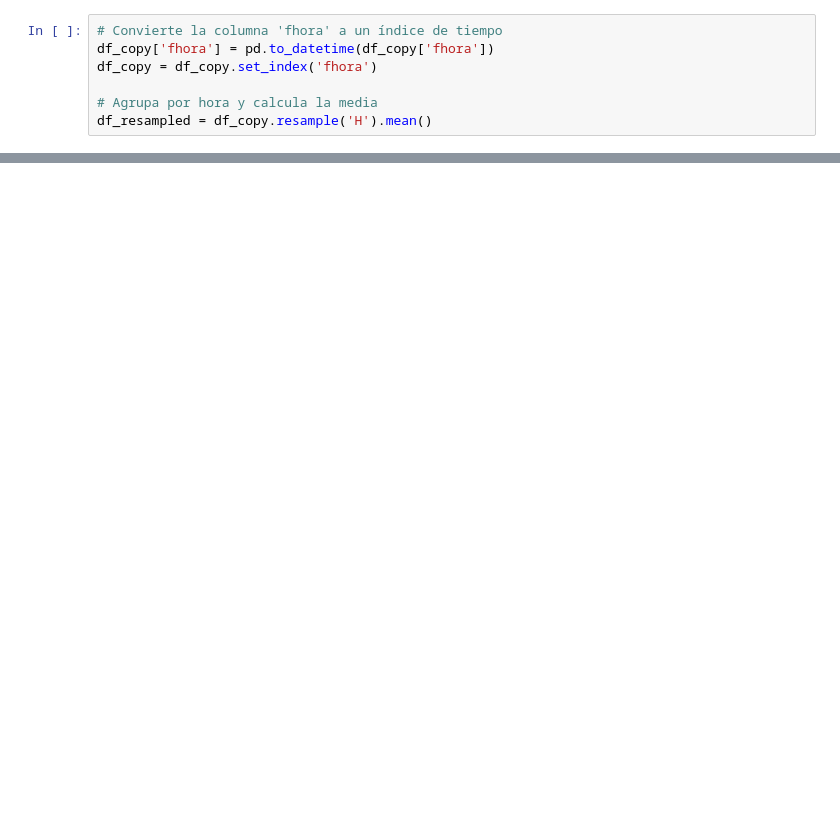
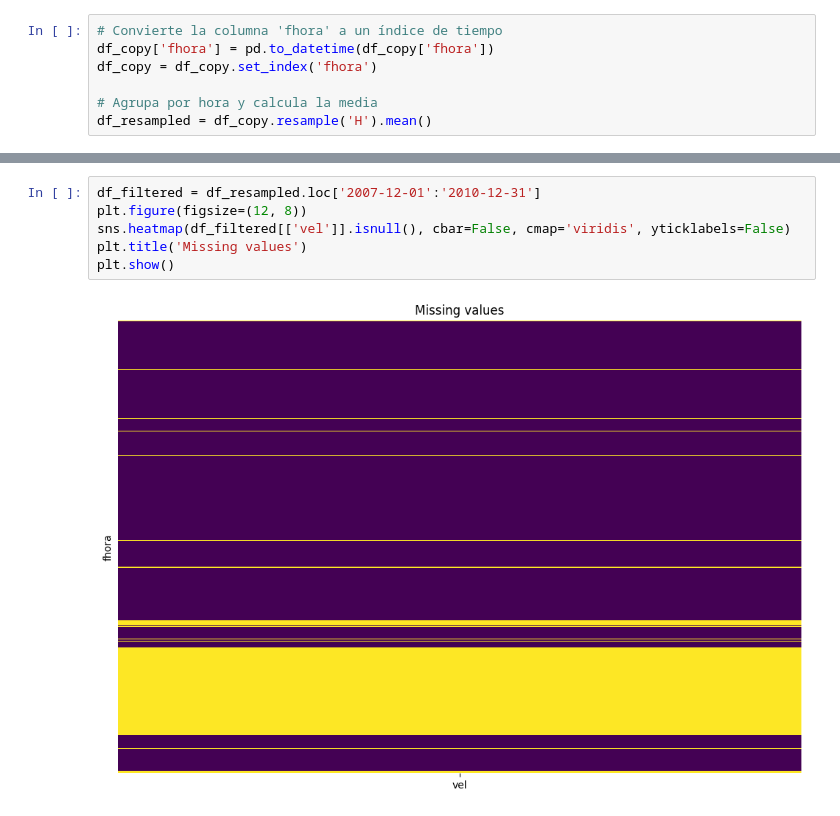
Before and after one commit to fjzamora93/AemetAntartida, a Jupyter notebook: process_csv.ipynb, the cells around one changed output, grey strips where cells are left out. Cells and saved outputs as stored; diff of their text form; blank space fills up the shorter version.

```diff
--- a/process_csv.ipynb
+++ b/process_csv.ipynb
@@ -97,0 +87,8 @@ for column in df_copy.columns:
+# %%
+df_filtered = df_resampled.loc['2007-12-01':'2010-12-31']
+plt.figure(figsize=(12, 8))
+sns.heatmap(df_filtered[['vel']].isnull(), cbar=False, cmap='viridis', yticklabels=False)
+plt.title('Missing values')
+plt.show()
+# %% [output]
+[figure, added]
```
Also changed, not shown: parts of 17 cells of this notebook, 6 other files.
